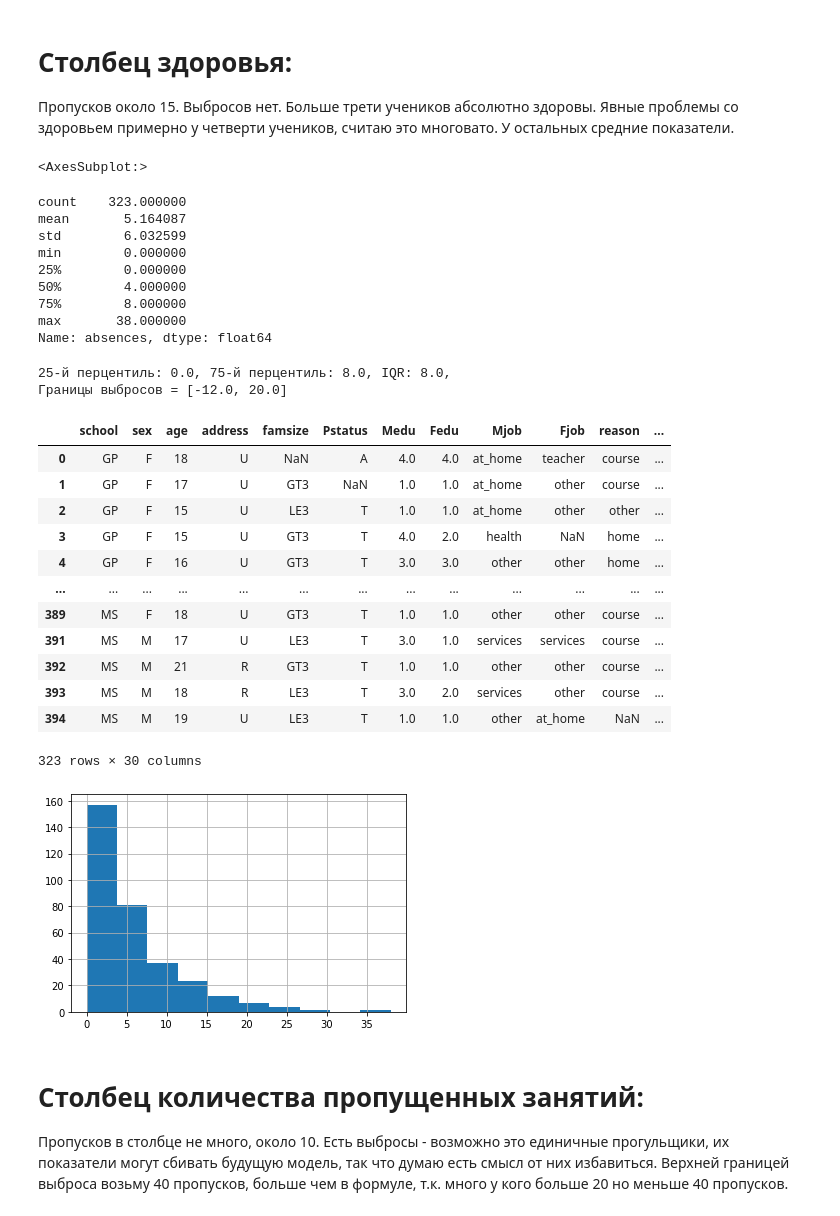
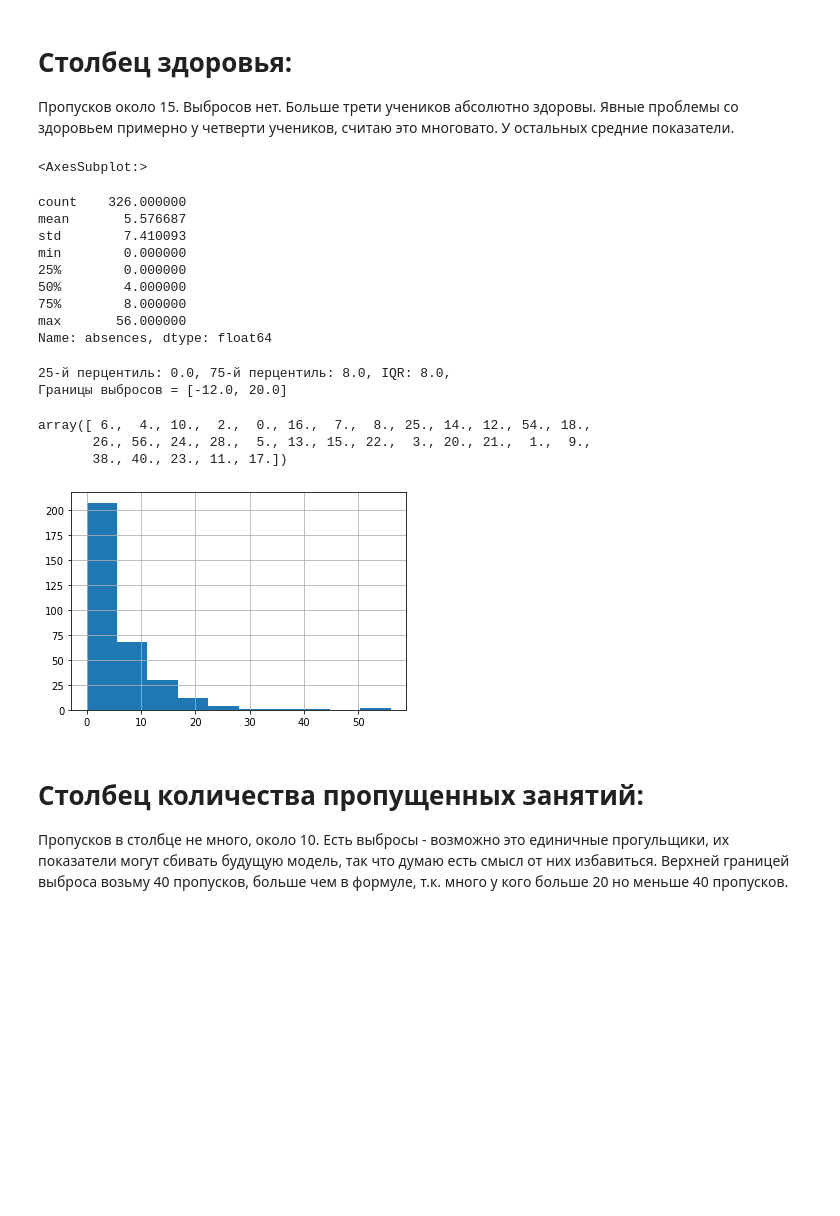
Before and after one commit to arsenbondaren/skillfactory, a Jupyter notebook: module_2/EDA_stud_math_Bandarenka.ipynb, the cells around one changed output. Cells and saved outputs as stored; diff of their text form; code cells hidden in the pictures; blank space fills up the shorter version.

```diff
--- a/module_2/EDA_stud_math_Bandarenka.ipynb
+++ b/module_2/EDA_stud_math_Bandarenka.ipynb
@@ -13,7 +13,7 @@ stud_math = pd.read_csv('stud_math.csv')
 stud_math = stud_math.dropna(subset=['score'])
 stud_math = stud_math.loc[stud_math['Fedu']<=4]
 stud_math = stud_math.loc[stud_math['famrel']>=1]
-stud_math = stud_math.loc[stud_math['absences']<40]
+stud_math = stud_math.loc[stud_math['absences']<100]
 # %%
 def for_num_col(x):
     display(x.hist())
@@ -309,7 +301,7 @@ array([4., 3., 2., 1., 5.])
 Пропусков мало. Выбросов нет. Опять средние показатели, крайне мало учеников не проводят достаточно времени с друзьями.
 # %%
 for_num_col(stud_math['health'])
-stud_math['health'] = stud_math['health'].apply(lambda x: 5 if pd.isna(x) else x)
+stud_math['health'] = stud_math['health'].apply(lambda x: 4 if pd.isna(x) else x)
 stud_math['health'].unique()
 # %% [output]
 <AxesSubplot:>
@@ -332,35 +324,24 @@ array([3., 5., 1., 2., 4.])
 # %%
 for_num_col(stud_math['absences'])
 
 stud_math['absences'].unique()
-display(stud_math.loc[stud_math['absences']<40])
 # %% [output]
 <AxesSubplot:>
-count    323.000000
-mean       5.164087
-std        6.032599
+count    326.000000
+mean       5.576687
+std        7.410093
 min        0.000000
 25%        0.000000
 50%        4.000000
 75%        8.000000
-max       38.000000
+max       56.000000
 Name: absences, dtype: float64
 25-й перцентиль: 0.0, 75-й перцентиль: 8.0, IQR: 8.0,
 Границы выбросов = [-12.0, 20.0]
-|  | school | sex | age | address | famsize | Pstatus | Medu | Fedu | Mjob | Fjob | reason | ... |
-| 0 | GP | F | 18 | U | NaN | A | 4.0 | 4.0 | at_home | teacher | course | ... |
-| 1 | GP | F | 17 | U | GT3 | NaN | 1.0 | 1.0 | at_home | other | course | ... |
-| 2 | GP | F | 15 | U | LE3 | T | 1.0 | 1.0 | at_home | other | other | ... |
-| 3 | GP | F | 15 | U | GT3 | T | 4.0 | 2.0 | health | NaN | home | ... |
-| 4 | GP | F | 16 | U | GT3 | T | 3.0 | 3.0 | other | other | home | ... |
-| ... | ... | ... | ... | ... | ... | ... | ... | ... | ... | ... | ... | ... |
-| 389 | MS | F | 18 | U | GT3 | T | 1.0 | 1.0 | other | other | course | ... |
-| 391 | MS | M | 17 | U | LE3 | T | 3.0 | 1.0 | services | services | course | ... |
-| 392 | MS | M | 21 | R | GT3 | T | 1.0 | 1.0 | other | other | course | ... |
-| 393 | MS | M | 18 | R | LE3 | T | 3.0 | 2.0 | services | other | course | ... |
-| 394 | MS | M | 19 | U | LE3 | T | 1.0 | 1.0 | other | at_home | NaN | ... |
-323 rows × 30 columns
+array([ 6.,  4., 10.,  2.,  0., 16.,  7.,  8., 25., 14., 12., 54., 18.,
+       26., 56., 24., 28.,  5., 13., 15., 22.,  3., 20., 21.,  1.,  9.,
+       38., 40., 23., 11., 17.])
-[figure, old version]
+[figure, new version]
 # %% [markdown]
 # Столбец количества пропущенных занятий:
 Пропусков в столбце не много, около 10. Есть выбросы - возможно это единичные прогульщики, их показатели могут сбивать будущую модель, так что думаю есть смысл от них избавиться. Верхней границей выброса возьму 40 пропусков, больше чем в формуле, т.к. много у кого больше 20 но меньше 40 пропусков.
```
Also changed, not shown: parts of 50 cells of this notebook.
